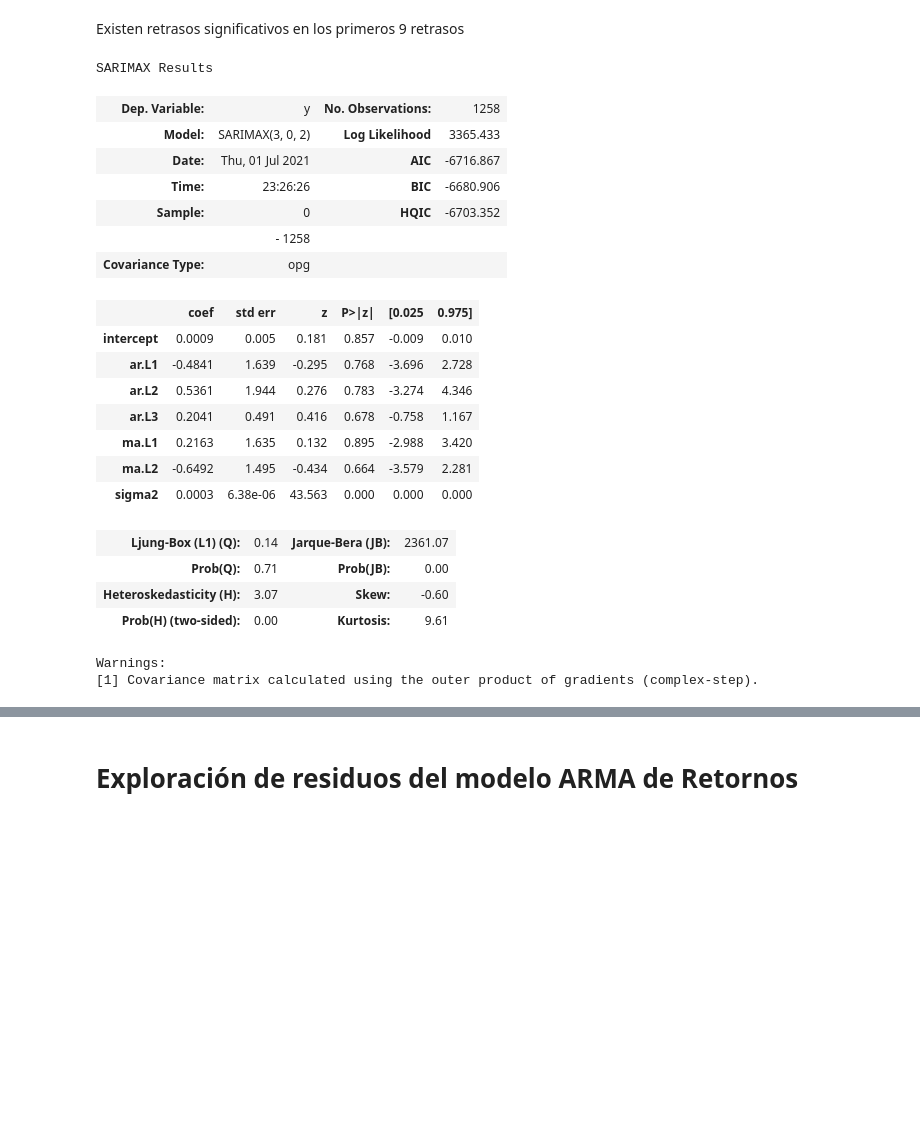
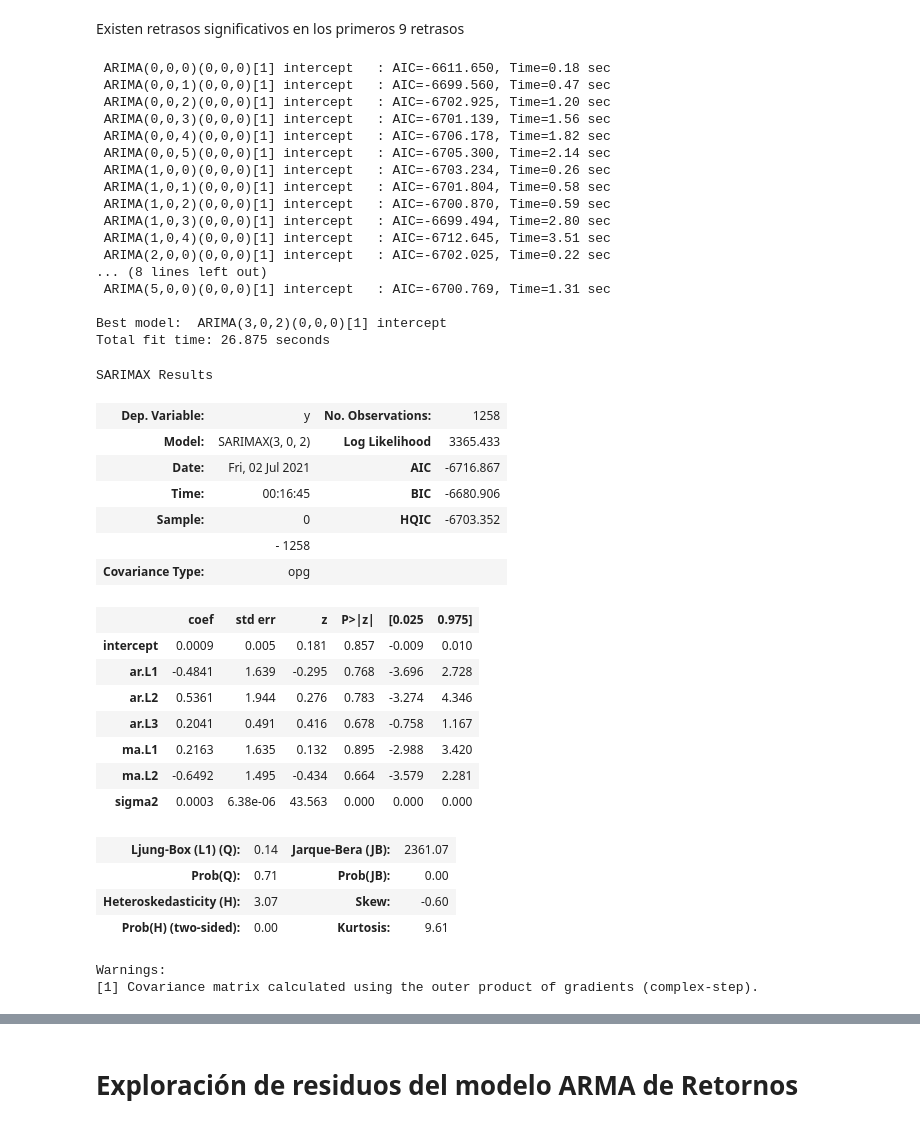
Before and after one commit to AnIsAsPe/Prediccion_de_Riesgo_python, a Jupyter notebook: notebooks/Predicción_de_riesgo.ipynb, the cells around one changed output, grey strips where cells are left out. Drawn from its saved outputs; the diff is of its cells as text; code cells hidden in the pictures; blank space fills up the shorter version.

```diff
--- a/notebooks/Predicción_de_riesgo.ipynb
+++ b/notebooks/Predicción_de_riesgo.ipynb
@@ -255,15 +265,32 @@ plt.show()
 Existen retrasos significativos en los primeros 9 retrasos
 # %%
 model_arma = auto_arima( datos['retornos_log'][1:],
-                        stationary= True,  stepwise=False, maxiter=200, trace=False,
+                        stationary= True,  stepwise=False, maxiter=200, trace=True,
                         information_criterion='aic',max_order=5)
 model_arma.summary()
 # %% [output]
-SARIMAX Results
+ ARIMA(0,0,0)(0,0,0)[1] intercept   : AIC=-6611.650, Time=0.18 sec
+ ARIMA(0,0,1)(0,0,0)[1] intercept   : AIC=-6699.560, Time=0.47 sec
+ ARIMA(0,0,2)(0,0,0)[1] intercept   : AIC=-6702.925, Time=1.20 sec
+ ARIMA(0,0,3)(0,0,0)[1] intercept   : AIC=-6701.139, Time=1.56 sec
+ ARIMA(0,0,4)(0,0,0)[1] intercept   : AIC=-6706.178, Time=1.82 sec
+ ARIMA(0,0,5)(0,0,0)[1] intercept   : AIC=-6705.300, Time=2.14 sec
+ ARIMA(1,0,0)(0,0,0)[1] intercept   : AIC=-6703.234, Time=0.26 sec
+ ARIMA(1,0,1)(0,0,0)[1] intercept   : AIC=-6701.804, Time=0.58 sec
+ ARIMA(1,0,2)(0,0,0)[1] intercept   : AIC=-6700.870, Time=0.59 sec
+ ARIMA(1,0,3)(0,0,0)[1] intercept   : AIC=-6699.494, Time=2.80 sec
+ ARIMA(1,0,4)(0,0,0)[1] intercept   : AIC=-6712.645, Time=3.51 sec
+ ARIMA(2,0,0)(0,0,0)[1] intercept   : AIC=-6702.025, Time=0.22 sec
+... (8 lines left out)
+ ARIMA(5,0,0)(0,0,0)[1] intercept   : AIC=-6700.769, Time=1.31 sec
+
+Best model:  ARIMA(3,0,2)(0,0,0)[1] intercept
+Total fit time: 26.875 seconds
+SARIMAX Results
 | Dep. Variable: | y | No. Observations: | 1258 |
 | Model: | SARIMAX(3, 0, 2) | Log Likelihood | 3365.433 |
-| Date: | Thu, 01 Jul 2021 | AIC | -6716.867 |
-| Time: | 23:26:26 | BIC | -6680.906 |
+| Date: | Fri, 02 Jul 2021 | AIC | -6716.867 |
+| Time: | 00:16:45 | BIC | -6680.906 |
 | Sample: | 0 | HQIC | -6703.352 |
 |  | - 1258 |  |  |
 | Covariance Type: | opg |  |  |
@@ -279,8 +306,8 @@ SARIMAX Results
 | Prob(Q): | 0.71 | Prob(JB): | 0.00 |
 | Heteroskedasticity (H): | 3.07 | Skew: | -0.60 |
 | Prob(H) (two-sided): | 0.00 | Kurtosis: | 9.61 |
-Warnings:
-[1] Covariance matrix calculated using the outer product of gradients (complex-step).
+Warnings:
+[1] Covariance matrix calculated using the outer product of gradients (complex-step).
 # %%
 model_arima = auto_arima(datos['precio_log'],
                         stationary= False,  stepwise=False, maxiter=200, trace=False,
```
Also changed, not shown: parts of 19 cells of this notebook.
